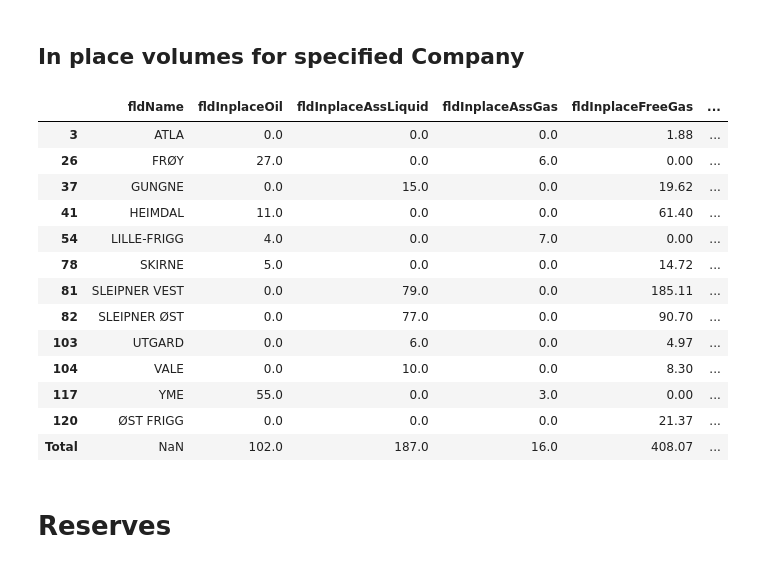
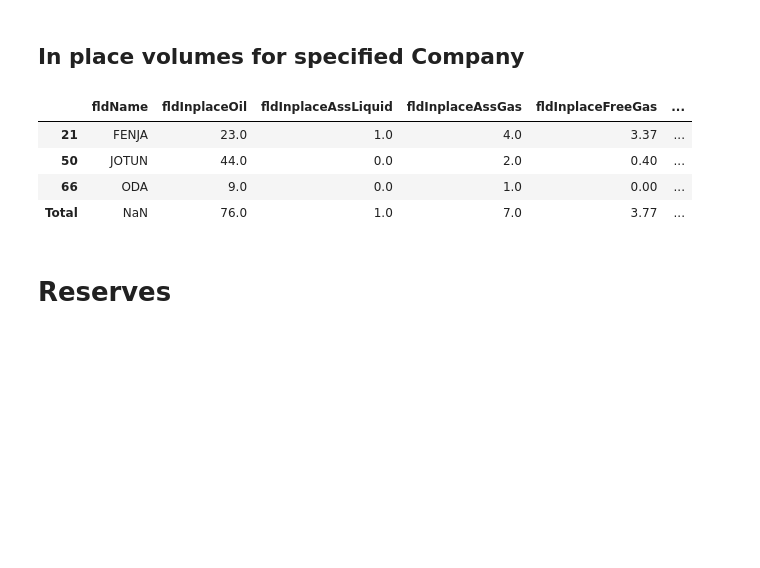
Before and after one commit to ABDunbar/NPD-Fields, a Jupyter notebook: Field.ipynb, the cells around one changed output. Cells and saved outputs as stored; diff of their text form; code cells hidden in the pictures; blank space fills up the shorter version.

Commit message:
finished interactive company selection

```diff
--- a/Field.ipynb
+++ b/Field.ipynb
@@ -29,7 +29,7 @@ curr_lic = licensees[licensees.fldLicenseeTo.isnull()]
 # %% [markdown]
 ## Current Licensee Companies
 # %%
-# licence_companies = list(enumerate(curr_lic.cmpLongName.unique(), start=1))
+licence_companies = list(enumerate(curr_lic.cmpLongName.unique(), start=1))
 print(licence_companies)
 select = int(input("Select a company by associate number: "))
 company = licence_companies[select-1][1]
@@ -98,30 +85,21 @@ inplacevols = load(fields[6])
 # %% [markdown]
 ## In place volumes for specified Company
 # %%
-ipvols_lotus = pd.DataFrame()
+ipvols_company = pd.DataFrame()
 # type to list for iterable
-for field in list(lotus_fields):
+for field in list(company_fields):
     if field in list(inplacevols['fldName']):
-        ipvols_lotus = ipvols_lotus.append(inplacevols[inplacevols['fldName']==field])
+        ipvols_company = ipvols_company.append(inplacevols[inplacevols['fldName']==field])
 
-ipvols_lotus.loc['Total'] = ipvols_lotus.sum(numeric_only=True, axis=0)
+ipvols_company.loc['Total'] = ipvols_company.sum(numeric_only=True, axis=0)
-# %%
-ipvols_lotus
-# %% [output]
-|  | fldName | fldInplaceOil | fldInplaceAssLiquid | fldInplaceAssGas | fldInplaceFreeGas | ... |
-| 3 | ATLA | 0.0 | 0.0 | 0.0 | 1.88 | ... |
-| 26 | FRØY | 27.0 | 0.0 | 6.0 | 0.00 | ... |
-| 37 | GUNGNE | 0.0 | 15.0 | 0.0 | 19.62 | ... |
-| 41 | HEIMDAL | 11.0 | 0.0 | 0.0 | 61.40 | ... |
-| 54 | LILLE-FRIGG | 4.0 | 0.0 | 7.0 | 0.00 | ... |
-| 78 | SKIRNE | 5.0 | 0.0 | 0.0 | 14.72 | ... |
-| 81 | SLEIPNER VEST | 0.0 | 79.0 | 0.0 | 185.11 | ... |
-| 82 | SLEIPNER ØST | 0.0 | 77.0 | 0.0 | 90.70 | ... |
-| 103 | UTGARD | 0.0 | 6.0 | 0.0 | 4.97 | ... |
-| 104 | VALE | 0.0 | 10.0 | 0.0 | 8.30 | ... |
-| 117 | YME | 55.0 | 0.0 | 3.0 | 0.00 | ... |
-| 120 | ØST FRIGG | 0.0 | 0.0 | 0.0 | 21.37 | ... |
-| Total | NaN | 102.0 | 187.0 | 16.0 | 408.07 | ... |
+# %%
+ipvols_company
+# %% [output]
+|  | fldName | fldInplaceOil | fldInplaceAssLiquid | fldInplaceAssGas | fldInplaceFreeGas | ... |
+| 21 | FENJA | 23.0 | 1.0 | 4.0 | 3.37 | ... |
+| 50 | JOTUN | 44.0 | 0.0 | 2.0 | 0.40 | ... |
+| 66 | ODA | 9.0 | 0.0 | 1.0 | 0.00 | ... |
+| Total | NaN | 76.0 | 1.0 | 7.0 | 3.77 | ... |
 # %% [markdown]
 # Reserves
 # %%
```
Also changed, not shown: parts of 9 cells of this notebook.
